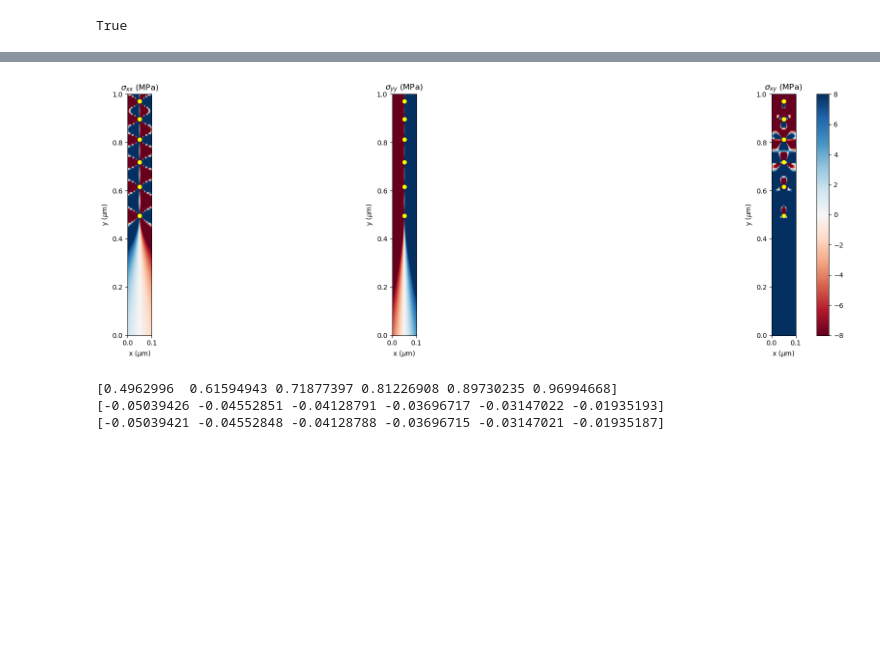
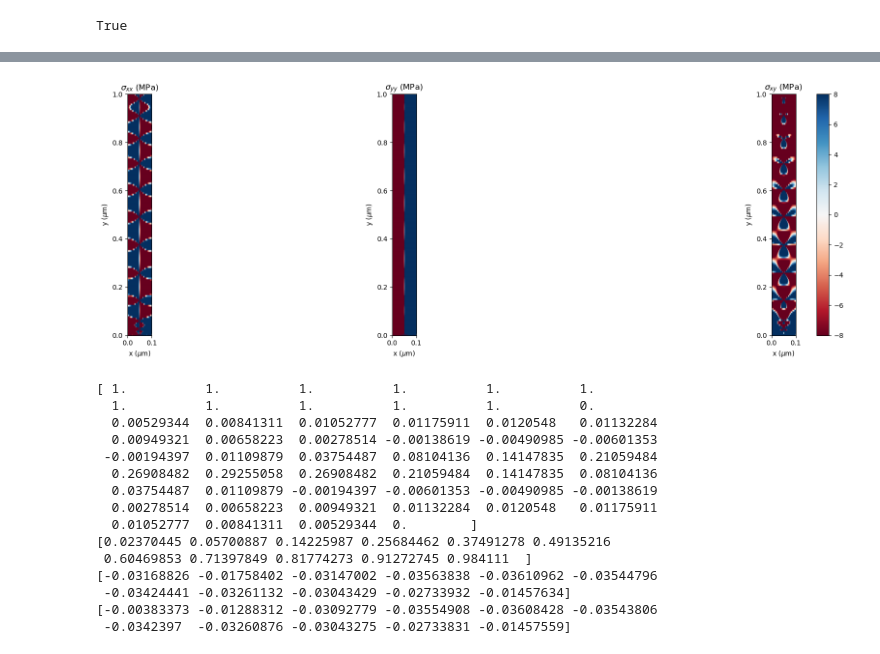
Before and after one commit to AHartmaier/pyLabDD, a Jupyter notebook: notebooks/gbdd_post.ipynb, the cells around one changed output, grey strips where cells are left out. Cells and saved outputs as stored; diff of their text form; code cells hidden in the pictures; blank space fills up the shorter version.

Commit message:
Added GB dislocations to postprocessing

```diff
--- a/notebooks/gbdd_post.ipynb
+++ b/notebooks/gbdd_post.ipynb
@@ -21,28 +21,49 @@ gbdd.plot_pile_up()
 [figure]
 [figure]
 # %%
-it = 20
+it = 60
 sp_ang = 0.5*np.pi
 C = gbdd.mu*gbdd.B/(2*np.pi*(1.-gbdd.nu))   # Constant for dislocation stress field
 hh = gbdd.pu_dis['position'][it, :]
 ind = np.nonzero(hh)[0]
-yp = hh[ind]
+npu = len(ind)
+ngbn = gbdd.Ngbn
+ndis = npu + ngbn
+xp = np.zeros(ndis)
+yp = np.zeros(ndis)
+by = np.ones(ndis)
+yp[0:npu] = hh[ind]  # positions of pile-up dislocations stored in first section of array, GB is at y=0
+xp[0:npu] = np.ones(npu)*gbdd.Dgp*0.5  # x-positions of pile-up dislocations
+xp[npu:] = gbdd.gb_node_pos + gbdd.Dgp*0.5
+by[npu:] = gbdd.field_data['bfield'][it, :]  #np.zeros(ngbn) #
 gbf = gbdd.pu_dis['force'][it, ind]
-ndis = len(yp)
-xp = np.ones(ndis)*gbdd.Dgp*0.5
 
 #define different dislocations in box
 # initialze object of class Dislocations
-dsl = dd.Dislocations(ndis, ndis, sp_ang, C, gbdd.B,
+dsl = dd.Dislocations(ndis, npu, sp_ang, C, gbdd.B,
                       xpos=xp, ypos=yp, LX=gbdd.Dgp, LY=gbdd.D2,
                       bc="fixed")
+dsl.by = by
 dsl.plot_stress(show_arrows=False)
 fpk = dsl.calc_force(tau0=-gbdd.tau0)
-print(yp)
+print(by)
+print(yp[:npu])
 print(fpk[1, :])
 print(gbf)
 # %% [output]
-[figure, old version]
+[figure, new version]
-[0.4962996  0.61594943 0.71877397 0.81226908 0.89730235 0.96994668]
-[-0.05039426 -0.04552851 -0.04128791 -0.03696717 -0.03147022 -0.01935193]
-[-0.05039421 -0.04552848 -0.04128788 -0.03696715 -0.03147021 -0.01935187]
+[ 1.          1.          1.          1.          1.          1.
+  1.          1.          1.          1.          1.          0.
+  0.00529344  0.00841311  0.01052777  0.01175911  0.0120548   0.01132284
+  0.00949321  0.00658223  0.00278514 -0.00138619 -0.00490985 -0.00601353
+ -0.00194397  0.01109879  0.03754487  0.08104136  0.14147835  0.21059484
+  0.26908482  0.29255058  0.26908482  0.21059484  0.14147835  0.08104136
+  0.03754487  0.01109879 -0.00194397 -0.00601353 -0.00490985 -0.00138619
+  0.00278514  0.00658223  0.00949321  0.01132284  0.0120548   0.01175911
+  0.01052777  0.00841311  0.00529344  0.        ]
+[0.02370445 0.05700887 0.14225987 0.25684462 0.37491278 0.49135216
+ 0.60469853 0.71397849 0.81774273 0.91272745 0.984111  ]
+[-0.03168826 -0.01758402 -0.03147002 -0.03563838 -0.03610962 -0.03544796
+ -0.03424441 -0.03261132 -0.03043429 -0.02733932 -0.01457634]
+[-0.00383373 -0.01288312 -0.03092779 -0.03554908 -0.03608428 -0.03543806
+ -0.0342397  -0.03260876 -0.03043275 -0.02733831 -0.01457559]
```
Also changed, not shown: parts of 4 cells of this notebook, 1 other file.
